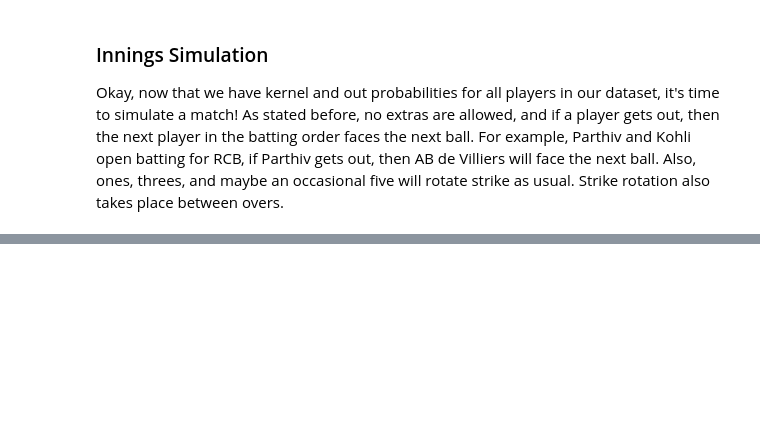
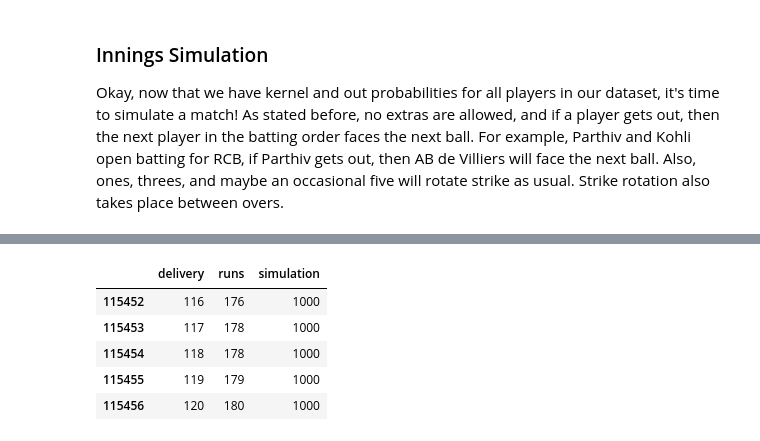
Before and after one commit to MughilM/Data-Science-Projects, a Jupyter notebook: Indian Premier League/Batsmen Probabilities.ipynb, the cells around one changed output, grey strips where cells are left out. Saved outputs shown, nothing was run; the diff lists cells and outputs as text; code cells hidden in the pictures; blank space fills up the shorter version.

```diff
--- a/Indian Premier League/Batsmen Probabilities.ipynb
+++ b/Indian Premier League/Batsmen Probabilities.ipynb
@@ -418,0 +426,9 @@ for ball in range(1, 121):
+# %%
+RCB_DF.tail()
+# %% [output]
+|  | delivery | runs | simulation |
+| 115452 | 116 | 176 | 1000 |
+| 115453 | 117 | 178 | 1000 |
+| 115454 | 118 | 178 | 1000 |
+| 115455 | 119 | 179 | 1000 |
+| 115456 | 120 | 180 | 1000 |
```
Also changed, not shown: parts of 7 cells of this notebook.
